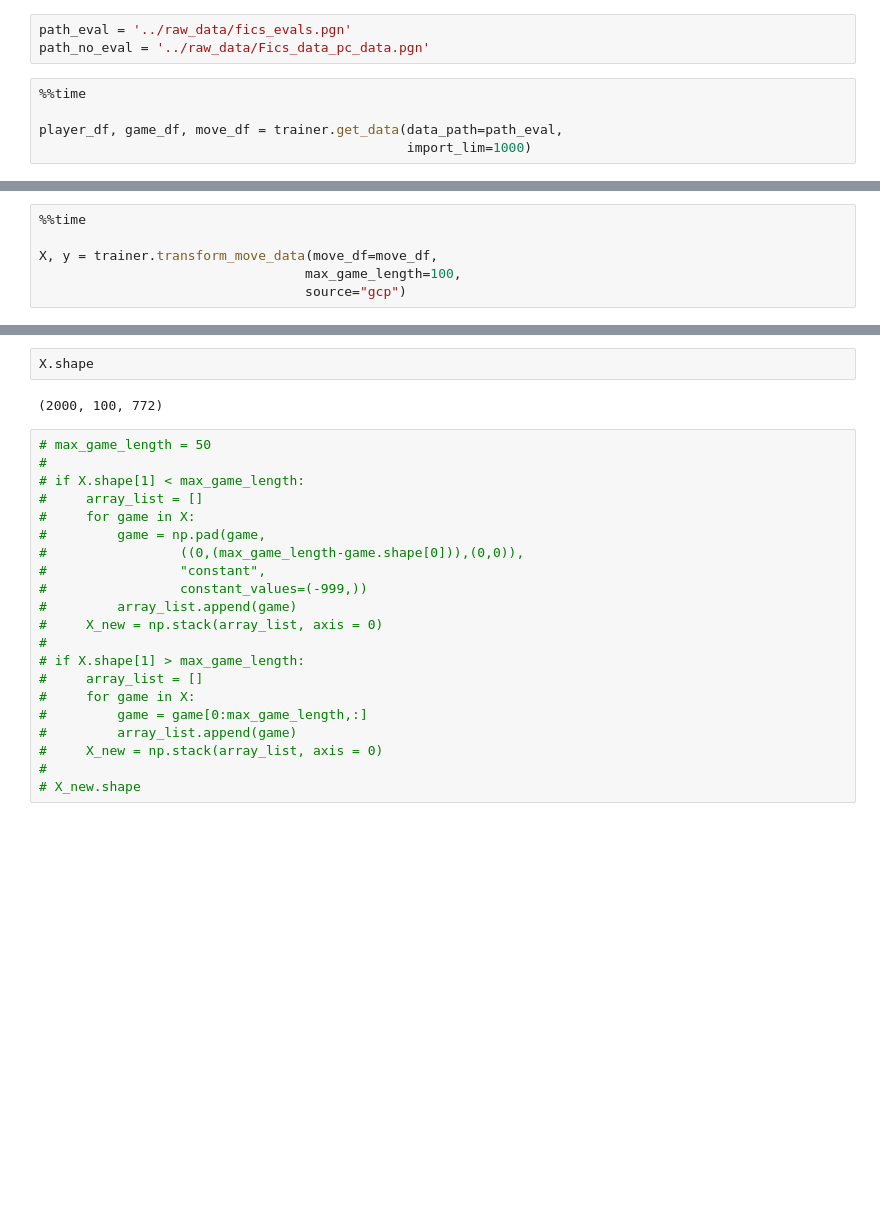
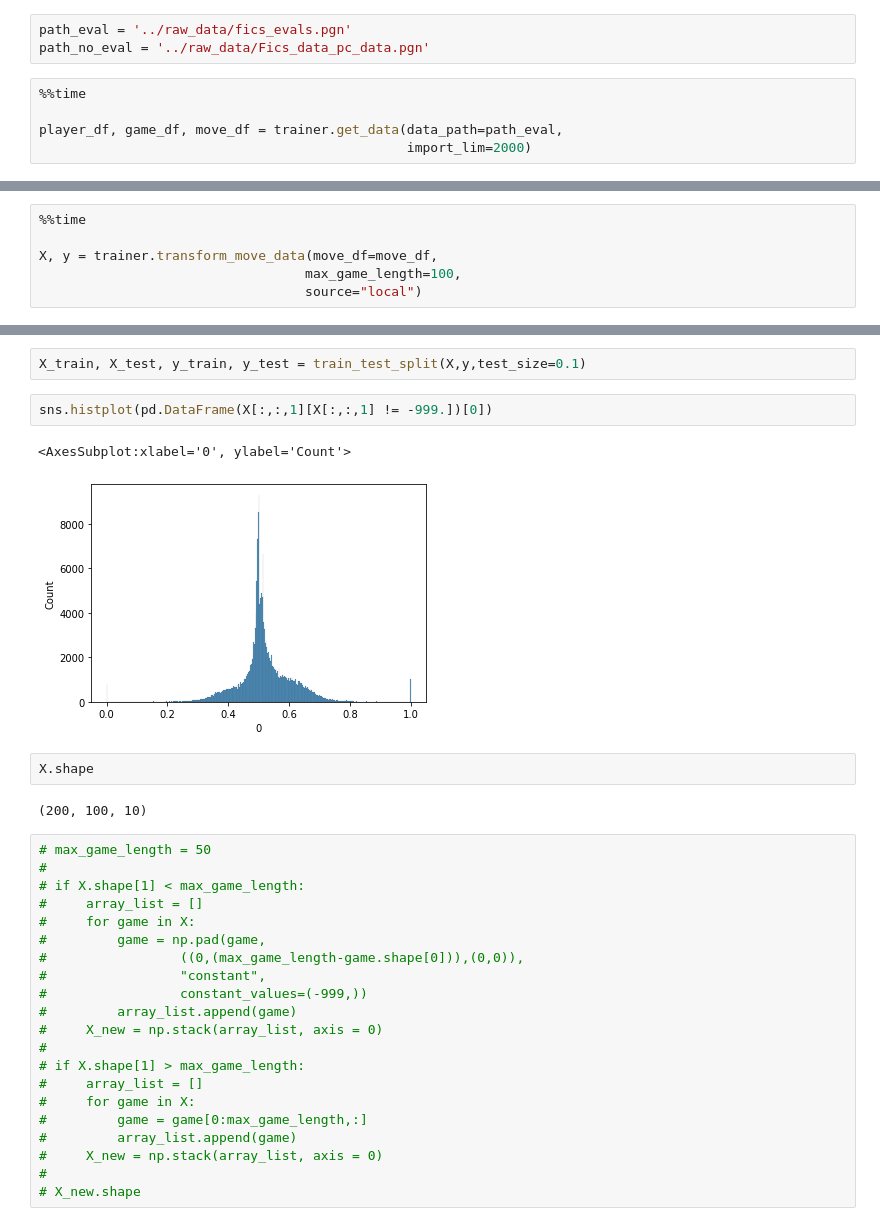
Before and after one commit to VPeron/cc_detector, a Jupyter notebook: notebooks/pgn_to_3dfs_Manuel.ipynb, the cells around one changed output, grey strips where cells are left out. Drawn from its saved outputs; the diff is of its cells as text; blank space fills up the shorter version.

```diff
--- a/notebooks/pgn_to_3dfs_Manuel.ipynb
+++ b/notebooks/pgn_to_3dfs_Manuel.ipynb
@@ -946,5 +976,5 @@ path_no_eval = '../raw_data/Fics_data_pc_data.pgn'
 %%time
 
 player_df, game_df, move_df = trainer.get_data(data_path=path_eval,
-                                               import_lim=1000)
+                                               import_lim=2000)
 # %% [output]
@@ -957,5 +996,5 @@ Wall time: 36.8 s
 
 X, y = trainer.transform_move_data(move_df=move_df,
                                   max_game_length=100,
-                                  source="gcp")
+                                  source="local")
 # %% [output]
@@ -966,7 +1010,14 @@ Wall time: 1min 36s
+# %%
+X_train, X_test, y_train, y_test = train_test_split(X,y,test_size=0.1)
+# %%
+sns.histplot(pd.DataFrame(X[:,:,1][X[:,:,1] != -999.])[0])
+# %% [output]
+<AxesSubplot:xlabel='0', ylabel='Count'>
+[figure, added]
 # %%
 X.shape
 # %% [output]
-(2000, 100, 772)
+(200, 100, 10)
 # %%
 # max_game_length = 50
 #
```
Also changed, not shown: parts of 58 cells of this notebook, 7 other files.
